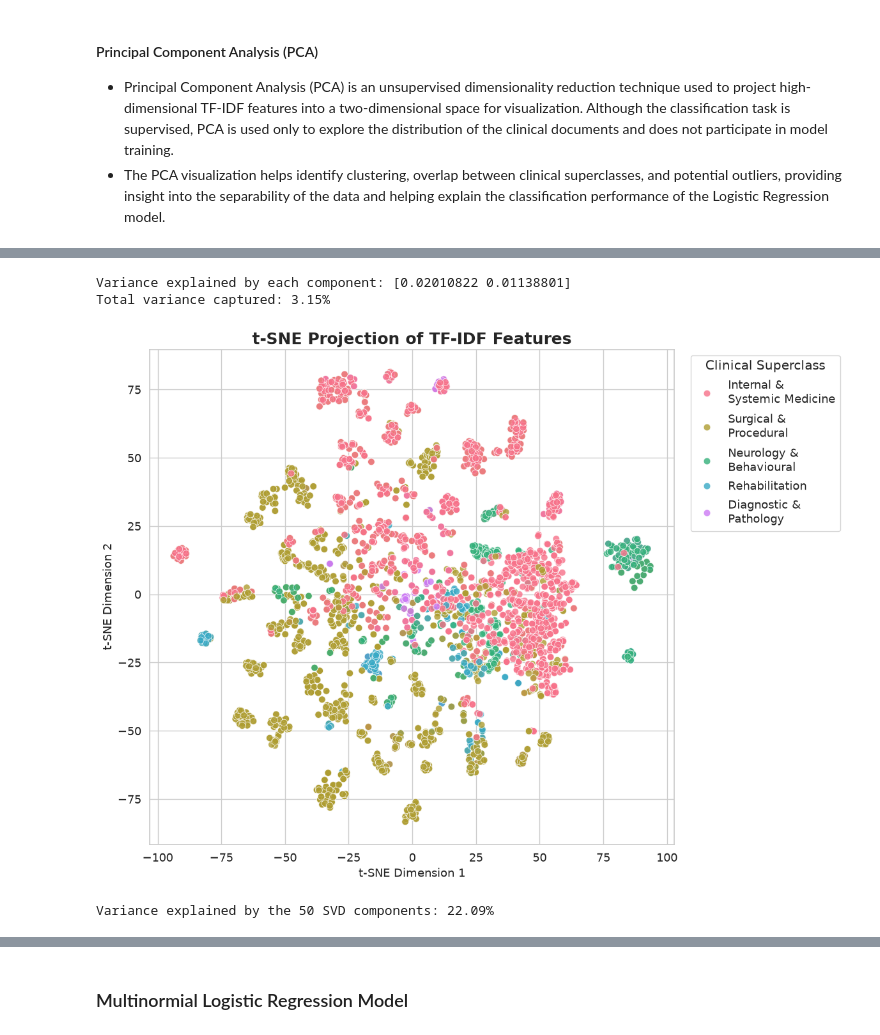
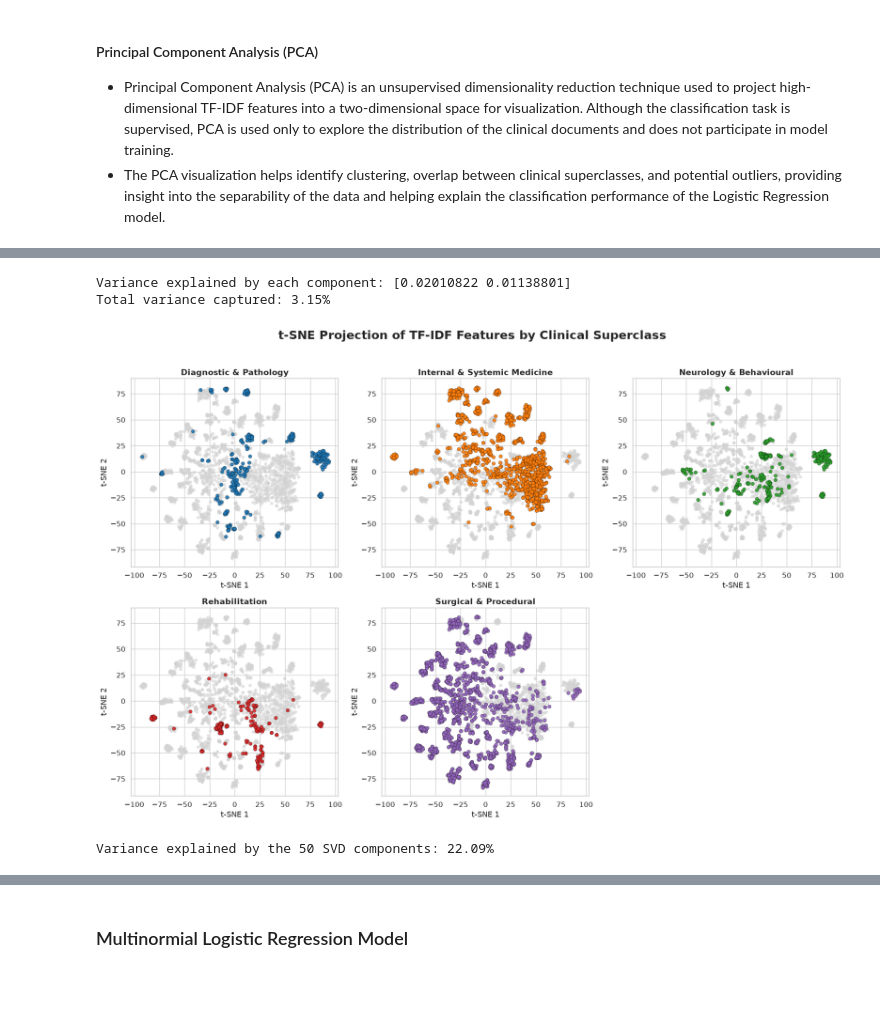
Before and after one commit to Simon-Kimanzi/Eneza-Data-Science-Residential-training-2026, a Jupyter notebook: project_5/src/tfidf_dim_red.ipynb, the cells around one changed output, grey strips where cells are left out. Cells and saved outputs as stored; diff of their text form; code cells hidden in the pictures; blank space fills up the shorter version.

Commit message:
added the individual graphs for t-SNE graph

```diff
--- a/project_5/src/tfidf_dim_red.ipynb
+++ b/project_5/src/tfidf_dim_red.ipynb
@@ -359,61 +359,89 @@ label_map = {
     "neurology_and_behavioural": "Neurology &\nBehavioural",
     "rehab_and_applied_health": "Rehabilitation",
     "surgical_and_procedural": "Surgical &\nProcedural"
 }
 
 tsne_df["Class"] = tsne_df["Class"].replace(label_map)
+# -------------------------------------------------------
+# Plot one combined figure with 5 t-SNE subplots
+# -------------------------------------------------------
 
-# -------------------------------------------------------
-# Plot
-# -------------------------------------------------------
-sns.set_theme(style="whitegrid", font_scale=1.2)
+sns.set_theme(style="whitegrid", font_scale=1.1)
 
-plt.figure(figsize=(12, 9))
+palette = {
+    "Diagnostic &\nPathology": "#1f77b4",
+    "Internal &\nSystemic Medicine": "#ff7f0e",
+    "Neurology &\nBehavioural": "#2ca02c",
+    "Rehabilitation": "#d62728",
+    "Surgical &\nProcedural": "#9467bd"
+}
 
-palette = sns.color_palette("husl", 5)
+classes = list(palette.keys())
 
-sns.scatterplot(
-    data=tsne_df,
-    x="tSNE-1",
-    y="tSNE-2",
-    hue="Class",
-    palette=palette,
-    s=60,
-    alpha=0.8
-)
+fig, axes = plt.subplots(2, 3, figsize=(18, 12))
+axes = axes.flatten()
 
-plt.title(
-    "t-SNE Projection of TF-IDF Features",
-    fontsize=18,
+for i, cls in enumerate(classes):
+
+    ax = axes[i]
+
+    # Plot all other classes in grey
+    others = tsne_df[tsne_df["Class"] != cls]
+    ax.scatter(
+        others["tSNE-1"],
+        others["tSNE-2"],
+        color="lightgray",
+        s=20,
+        alpha=0.30
+    )
+
+    # Plot highlighted class
+    current = tsne_df[tsne_df["Class"] == cls]
+    ax.scatter(
+        current["tSNE-1"],
+        current["tSNE-2"],
+        color=palette[cls],
+        s=35,
+        alpha=0.9,
+        edgecolor="black",
+        linewidth=0.3
+    )
+
+    ax.set_title(
+        cls.replace("\n", " "),
+        fontsize=14,
+        fontweight="bold"
+    )
+
+    ax.set_xlabel("t-SNE 1")
+    ax.set_ylabel("t-SNE 2")
+
+# Remove the unused sixth subplot
+fig.delaxes(axes[5])
+
+plt.suptitle(
+    "t-SNE Projection of TF-IDF Features by Clinical Superclass",
+    fontsize=20,
     fontweight="bold"
 )
 
-plt.xlabel("t-SNE Dimension 1", fontsize=13)
-plt.ylabel("t-SNE Dimension 2", fontsize=13)
-
-plt.legend(
-    title="Clinical Superclass",
-    bbox_to_anchor=(1.02, 1),
-    loc="upper left"
-)
-
-plt.tight_layout()
+plt.tight_layout(rect=[0, 0, 1, 0.96])
 
 plt.savefig(
-    "../plots/tSNE_TFIDF.png",
+    "../plots/tSNE_by_superclass.png",
     dpi=600,
     bbox_inches="tight"
 )
 
 plt.show()
 
 # -------------------------------------------------------
 # Variance retained by TruncatedSVD
 # -------------------------------------------------------
 print(f"Variance explained by the 50 SVD components: {svd.explained_variance_ratio_.sum():.2%}")
 # %% [output]
 [figure]
 Variance explained by each component: [0.02010822 0.01138801]
 Total variance captured: 3.15%
-[figure, old version]
+[figure, new version]
 Variance explained by the 50 SVD components: 22.09%
```
Also changed, not shown: parts of 2 cells of this notebook, 1 other file.
